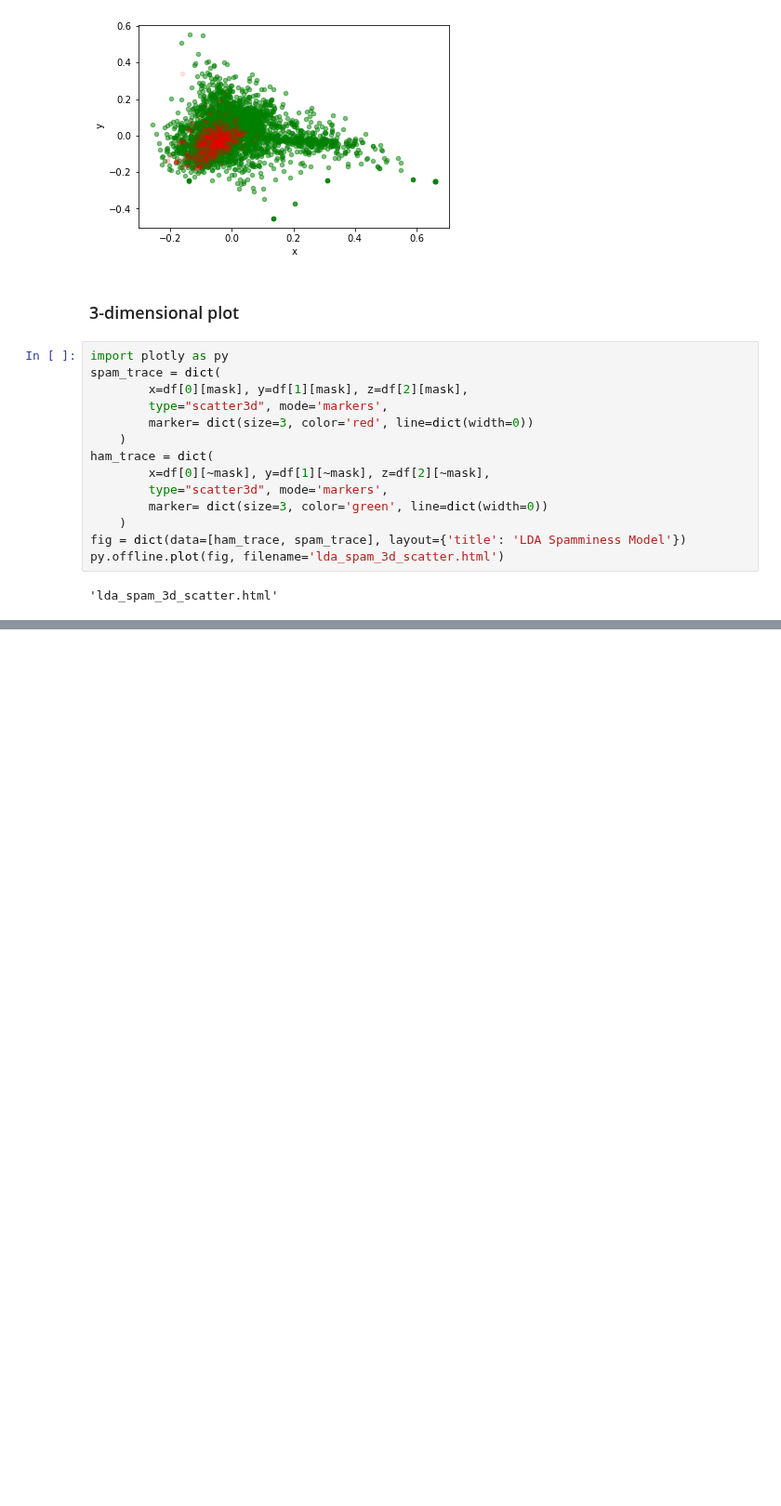
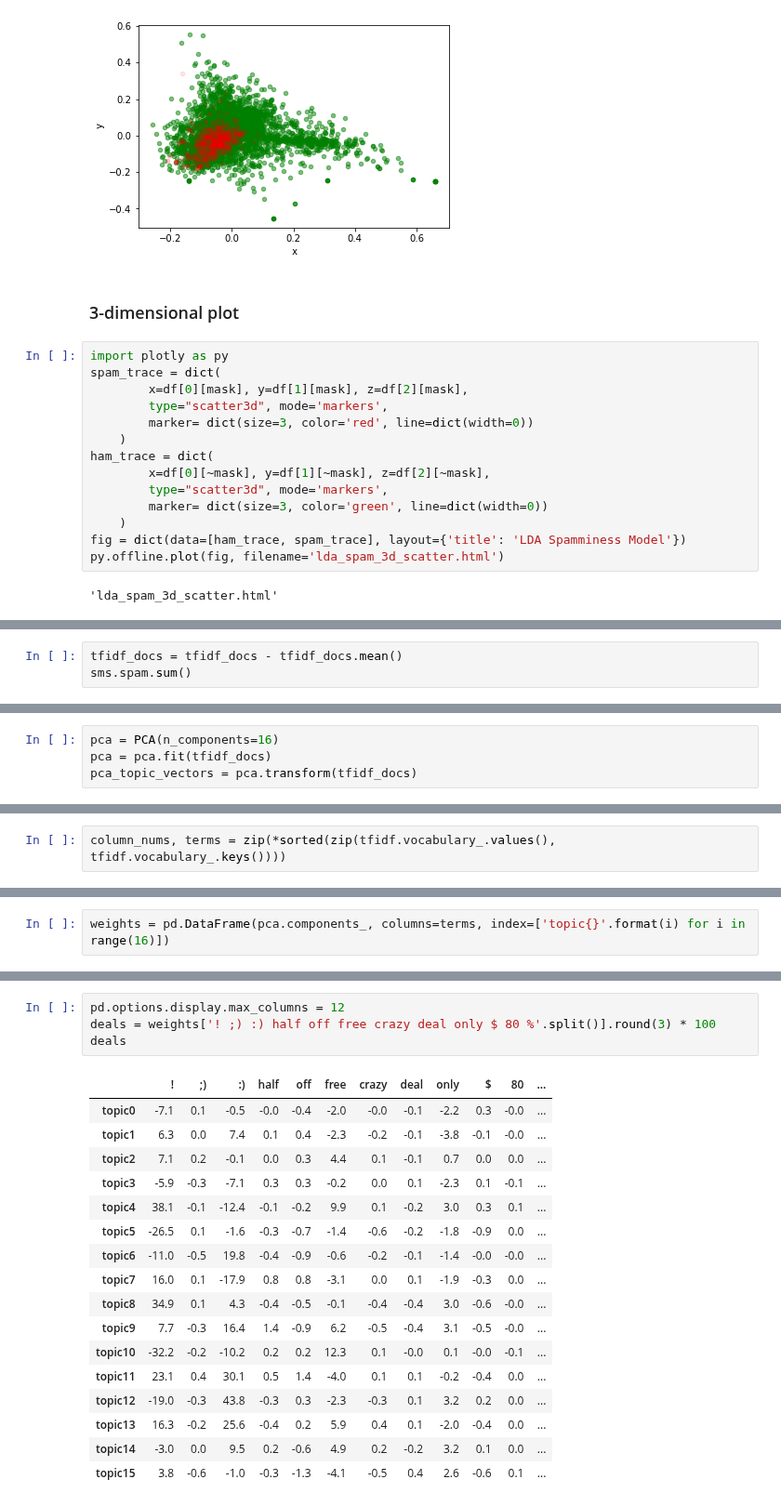
Before and after one commit to YeabinMoonEcon/BUS211, a Jupyter notebook: BUS243_NLP/homework_brainstorming/chapter4_code.ipynb, the cells around one changed output, grey strips where cells are left out. Shown at 93% size. Drawn from its saved outputs; the diff is of its cells as text; blank space fills up the shorter version.

```diff
--- a/BUS243_NLP/homework_brainstorming/chapter4_code.ipynb
+++ b/BUS243_NLP/homework_brainstorming/chapter4_code.ipynb
@@ -161,0 +364,3 @@ py.offline.plot(fig, filename='lda_spam_3d_scatter.html')
+# %%
+tfidf_docs = tfidf_docs - tfidf_docs.mean()
+sms.spam.sum()
@@ -161,0 +371,4 @@ py.offline.plot(fig, filename='lda_spam_3d_scatter.html')
+# %%
+pca = PCA(n_components=16)
+pca = pca.fit(tfidf_docs)
+pca_topic_vectors = pca.transform(tfidf_docs)
@@ -161,0 +432,2 @@ py.offline.plot(fig, filename='lda_spam_3d_scatter.html')
+# %%
+column_nums, terms = zip(*sorted(zip(tfidf.vocabulary_.values(), tfidf.vocabulary_.keys())))
@@ -161,0 +454,2 @@ py.offline.plot(fig, filename='lda_spam_3d_scatter.html')
+# %%
+weights = pd.DataFrame(pca.components_, columns=terms, index=['topic{}'.format(i) for i in range(16)])
@@ -161,0 +477,22 @@ py.offline.plot(fig, filename='lda_spam_3d_scatter.html')
+# %%
+pd.options.display.max_columns = 12
+deals = weights['! ;) :) half off free crazy deal only $ 80 %'.split()].round(3) * 100
+deals
+# %% [output]
+|  | ! | ;) | :) | half | off | free | crazy | deal | only | $ | 80 | ... |
+| topic0 | -7.1 | 0.1 | -0.5 | -0.0 | -0.4 | -2.0 | -0.0 | -0.1 | -2.2 | 0.3 | -0.0 | ... |
+| topic1 | 6.3 | 0.0 | 7.4 | 0.1 | 0.4 | -2.3 | -0.2 | -0.1 | -3.8 | -0.1 | -0.0 | ... |
+| topic2 | 7.1 | 0.2 | -0.1 | 0.0 | 0.3 | 4.4 | 0.1 | -0.1 | 0.7 | 0.0 | 0.0 | ... |
+| topic3 | -5.9 | -0.3 | -7.1 | 0.3 | 0.3 | -0.2 | 0.0 | 0.1 | -2.3 | 0.1 | -0.1 | ... |
+| topic4 | 38.1 | -0.1 | -12.4 | -0.1 | -0.2 | 9.9 | 0.1 | -0.2 | 3.0 | 0.3 | 0.1 | ... |
+| topic5 | -26.5 | 0.1 | -1.6 | -0.3 | -0.7 | -1.4 | -0.6 | -0.2 | -1.8 | -0.9 | 0.0 | ... |
+| topic6 | -11.0 | -0.5 | 19.8 | -0.4 | -0.9 | -0.6 | -0.2 | -0.1 | -1.4 | -0.0 | -0.0 | ... |
+| topic7 | 16.0 | 0.1 | -17.9 | 0.8 | 0.8 | -3.1 | 0.0 | 0.1 | -1.9 | -0.3 | 0.0 | ... |
+| topic8 | 34.9 | 0.1 | 4.3 | -0.4 | -0.5 | -0.1 | -0.4 | -0.4 | 3.0 | -0.6 | -0.0 | ... |
+| topic9 | 7.7 | -0.3 | 16.4 | 1.4 | -0.9 | 6.2 | -0.5 | -0.4 | 3.1 | -0.5 | -0.0 | ... |
+| topic10 | -32.2 | -0.2 | -10.2 | 0.2 | 0.2 | 12.3 | 0.1 | -0.0 | 0.1 | -0.0 | -0.1 | ... |
+| topic11 | 23.1 | 0.4 | 30.1 | 0.5 | 1.4 | -4.0 | 0.1 | 0.1 | -0.2 | -0.4 | 0.0 | ... |
+| topic12 | -19.0 | -0.3 | 43.8 | -0.3 | 0.3 | -2.3 | -0.3 | 0.1 | 3.2 | 0.2 | 0.0 | ... |
+| topic13 | 16.3 | -0.2 | 25.6 | -0.4 | 0.2 | 5.9 | 0.4 | 0.1 | -2.0 | -0.4 | 0.0 | ... |
+| topic14 | -3.0 | 0.0 | 9.5 | 0.2 | -0.6 | 4.9 | 0.2 | -0.2 | 3.2 | 0.1 | 0.0 | ... |
+| topic15 | 3.8 | -0.6 | -1.0 | -0.3 | -1.3 | -4.1 | -0.5 | 0.4 | 2.6 | -0.6 | 0.1 | ... |
```
Also changed, not shown: parts of 46 cells of this notebook, 1 other file.
